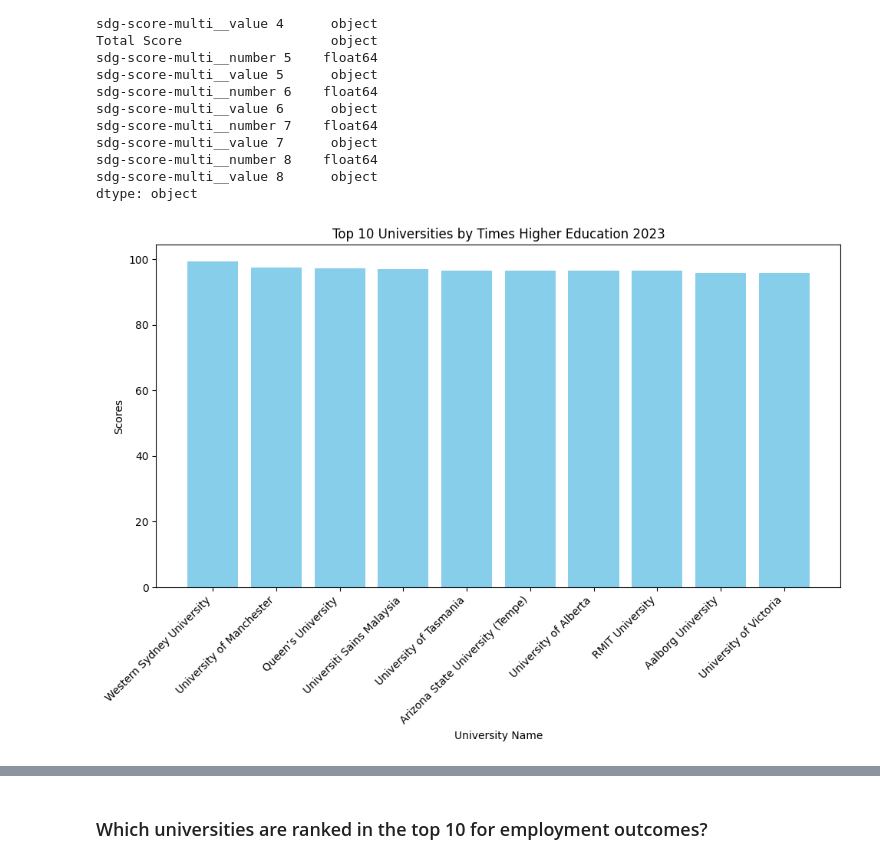
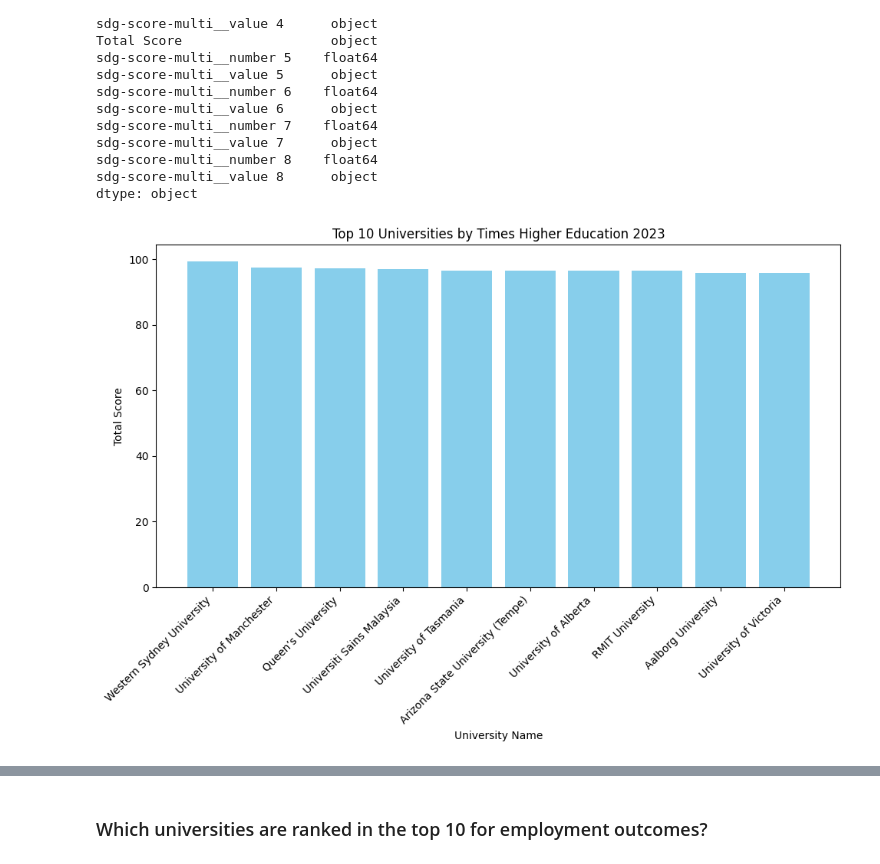
Before and after one commit to Emtnan06/World-University-Rankings, a Jupyter notebook: Usecase3.ipynb, the cells around one changed output, grey strips where cells are left out. Saved outputs shown, nothing was run; the diff lists cells and outputs as text; code cells hidden in the pictures.

```diff
--- a/Usecase3.ipynb
+++ b/Usecase3.ipynb
@@ -1507,20 +1538,20 @@ top_10_times['Total Score'] = top_10_times['Total Score'].astype(float)
 # %%
 plt.figure(figsize=(10, 7))
 plt.bar(
     top_10_times["University Name"],
     top_10_times["Total Score"],
     color='skyblue'
 )
 
 plt.xticks(rotation=45, ha="right")
 plt.title("Top 10 Universities by Times Higher Education 2023")
-plt.ylabel("Scores")
+plt.ylabel("Total Score")
 plt.xlabel("University Name")
 plt.tight_layout()
 
 plt.show()
 # %% [output]
-[figure, old version]
+[figure, new version]
 # %%
 World_Rank.head(10)
 # %% [output]
```
Also changed, not shown: parts of 78 cells of this notebook, 16 other files.
